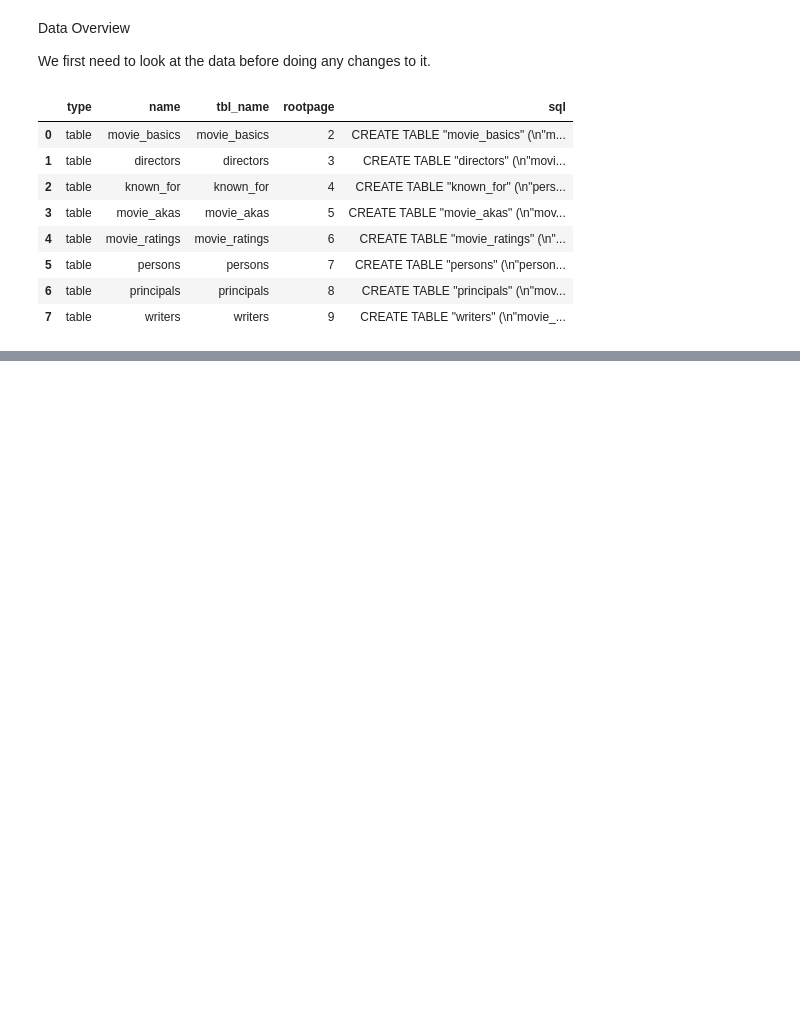
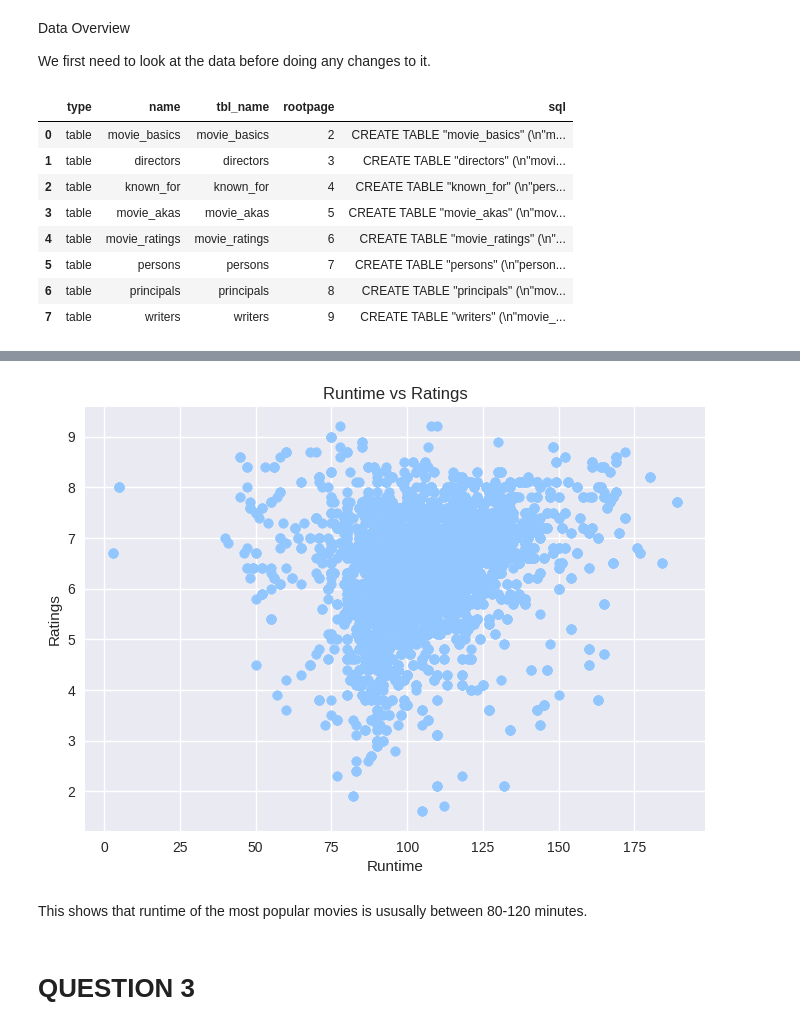
Before and after one commit to user-zak/phase-1-project, a Jupyter notebook: index.ipynb, the cells around one changed output, grey strips where cells are left out. Drawn from its saved outputs; the diff is of its cells as text; code cells hidden in the pictures; blank space fills up the shorter version.

```diff
--- a/index.ipynb
+++ b/index.ipynb
@@ -90,0 +409,4 @@ movie_imdb
+# %%
+cols = ['averagerating','runtime_minutes']
+v2_df = v_df[cols]
+v2_df
@@ -90,0 +427,13 @@ movie_imdb
+# %%
+fig,ax = plt.subplots()
+ax.scatter(v2_df['runtime_minutes'], v2_df['averagerating'])
+ax.set_title("Runtime vs Ratings")
+ax.set_xlabel("Runtime")
+ax.set_ylabel('Ratings');
+plt.style.use('fivethirtyeight')
+# %% [output]
+[figure, added]
+# %% [markdown]
+This shows that runtime of the most popular movies is ususally between 80-120 minutes.
+# %% [markdown]
+# QUESTION 3
```
Also changed, not shown: parts of 67 cells of this notebook, 1 other file.
